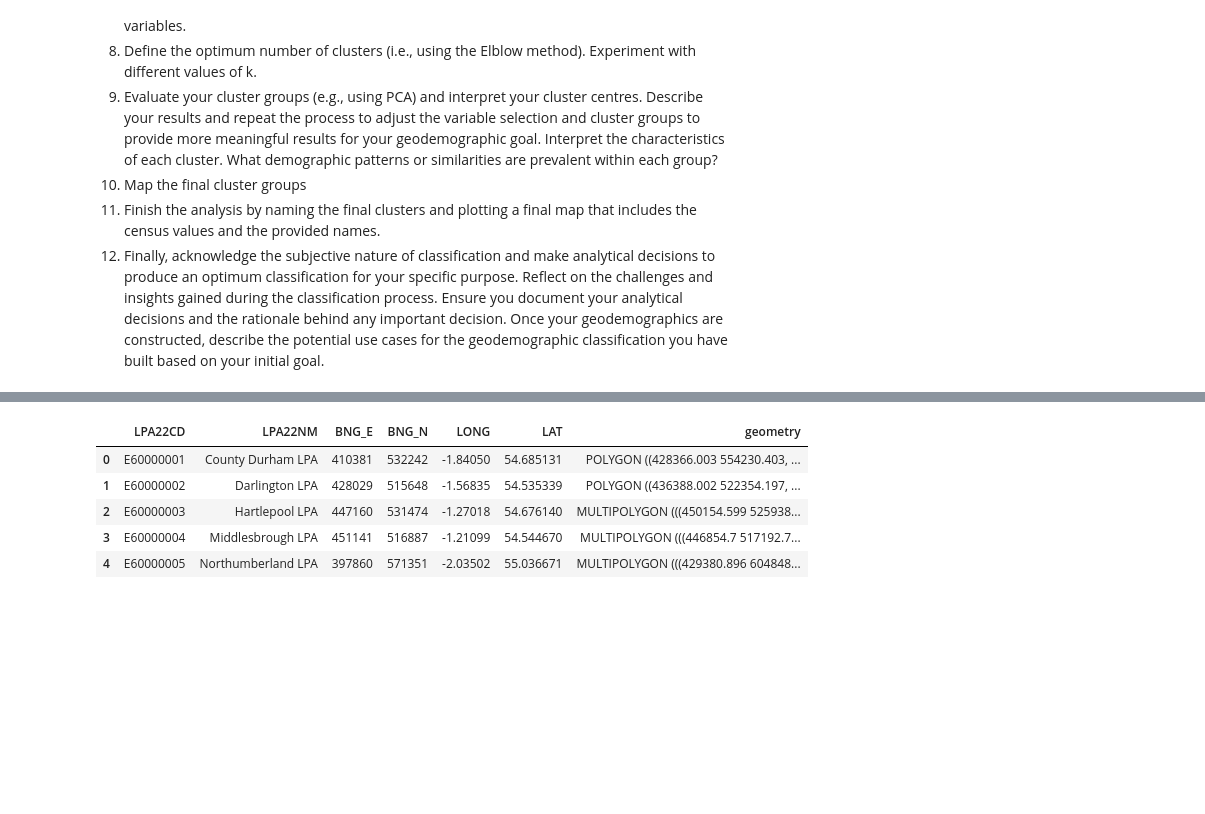
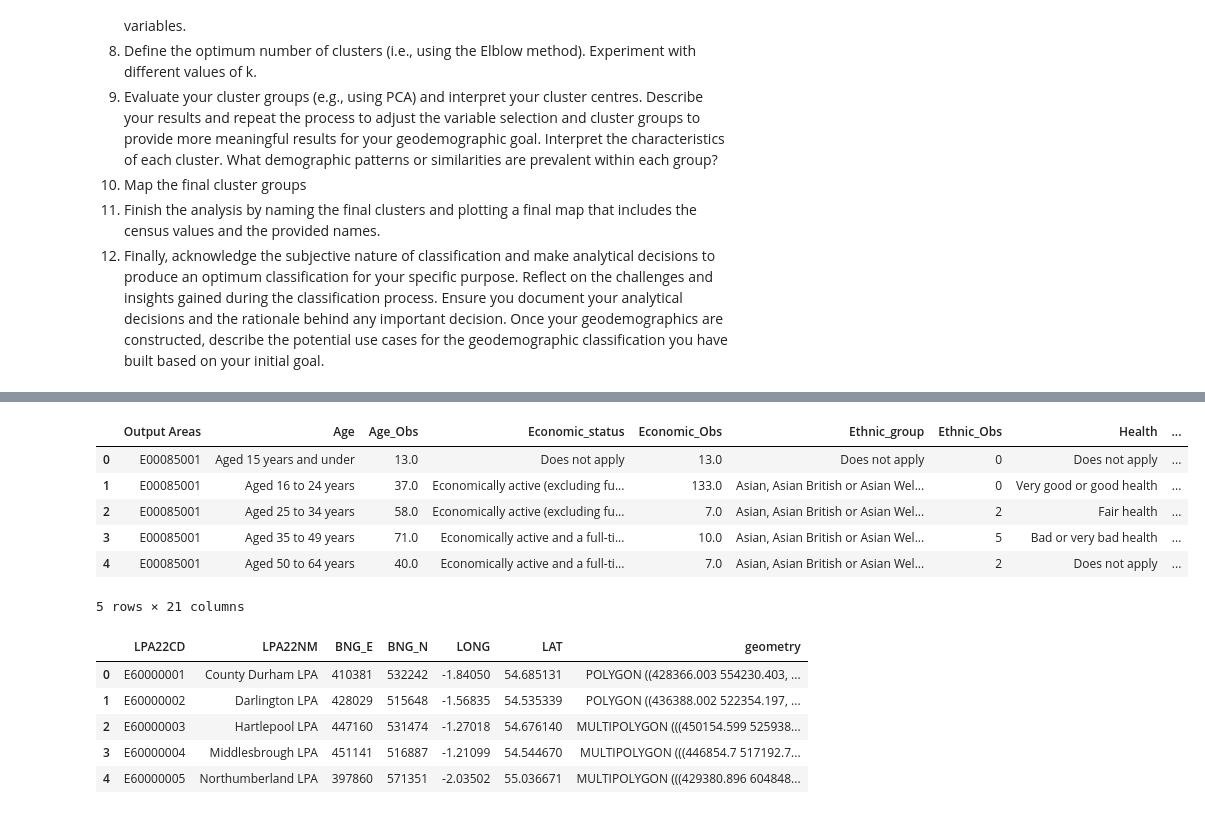
Before and after one commit to beapinol/UrbanAn, a Jupyter notebook: Lab_Six/UA_LabWorkbook_6.2.ipynb, the cells around one changed output, grey strips where cells are left out. Cells and saved outputs as stored; diff of their text form; code cells hidden in the pictures; blank space fills up the shorter version.

```diff
--- a/Lab_Six/UA_LabWorkbook_6.2.ipynb
+++ b/Lab_Six/UA_LabWorkbook_6.2.ipynb
@@ -73,0 +128,38 @@ merged_data.head()
+# %%
+#cleaning up the merged variables dataset for better visibility during data analysis - clearing out irrelevant columns
+keep_cols= [
+    'OA',
+    'Age',
+    'Age_Obs',
+    'Economic_status',
+    'Economic_Obs',
+    'Ethnic_group',
+    'Ethnic_Obs',
+    'Health',
+    'Health_Obs',
+    'Highest_qual',
+    'Highest_Obs',
+    'Industry',
+    'Industry_Obs',
+    'Living_arr',
+    'Living_Obs',
+    'Marital_stat',
+    'Marital_Obs',
+    'Religion',
+    'Religion_Obs',
+    'Sex',
+    'Sex_Obs'
+]
+
+brighton_census_data = brighton_census_data[keep_cols]
+# %%
+#checking the new table
+brighton_census_data.head()
+# %% [output]
+|  | Output Areas | Age | Age_Obs | Economic_status | Economic_Obs | Ethnic_group | Ethnic_Obs | Health | ... |
+| 0 | E00085001 | Aged 15 years and under | 13.0 | Does not apply | 13.0 | Does not apply | 0 | Does not apply | ... |
+| 1 | E00085001 | Aged 16 to 24 years | 37.0 | Economically active (excluding fu... | 133.0 | Asian, Asian British or Asian Wel... | 0 | Very good or good health | ... |
+| 2 | E00085001 | Aged 25 to 34 years | 58.0 | Economically active (excluding fu... | 7.0 | Asian, Asian British or Asian Wel... | 2 | Fair health | ... |
+| 3 | E00085001 | Aged 35 to 49 years | 71.0 | Economically active and a full-ti... | 10.0 | Asian, Asian British or Asian Wel... | 5 | Bad or very bad health | ... |
+| 4 | E00085001 | Aged 50 to 64 years | 40.0 | Economically active and a full-ti... | 7.0 | Asian, Asian British or Asian Wel... | 2 | Does not apply | ... |
+5 rows × 21 columns
```
Also changed, not shown: parts of 16 cells of this notebook, 3 other files.
